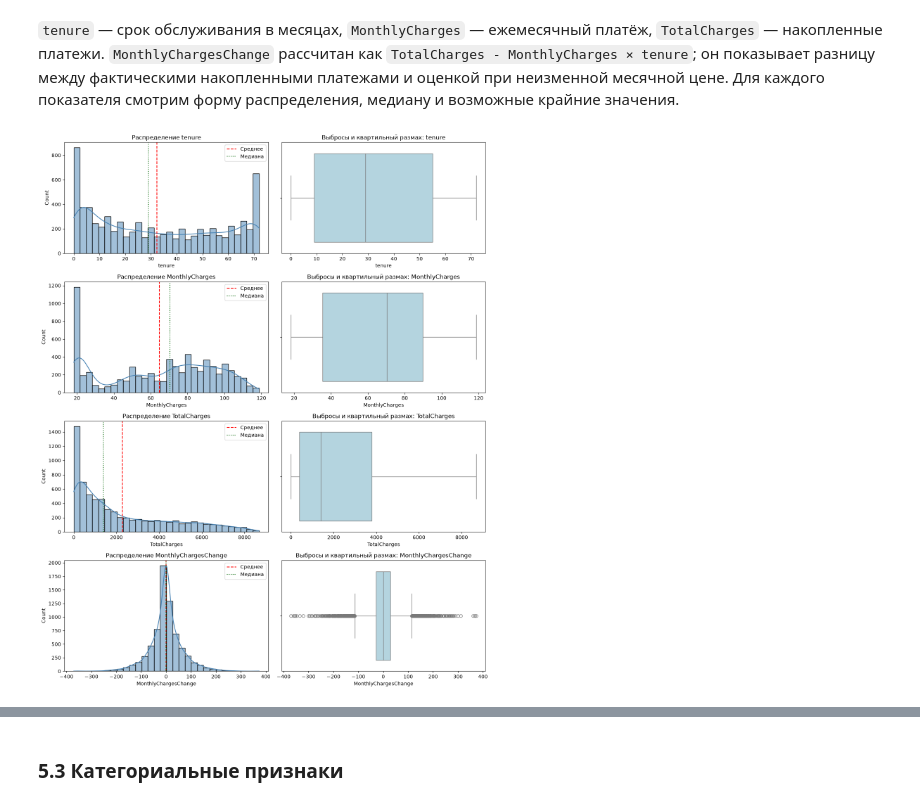
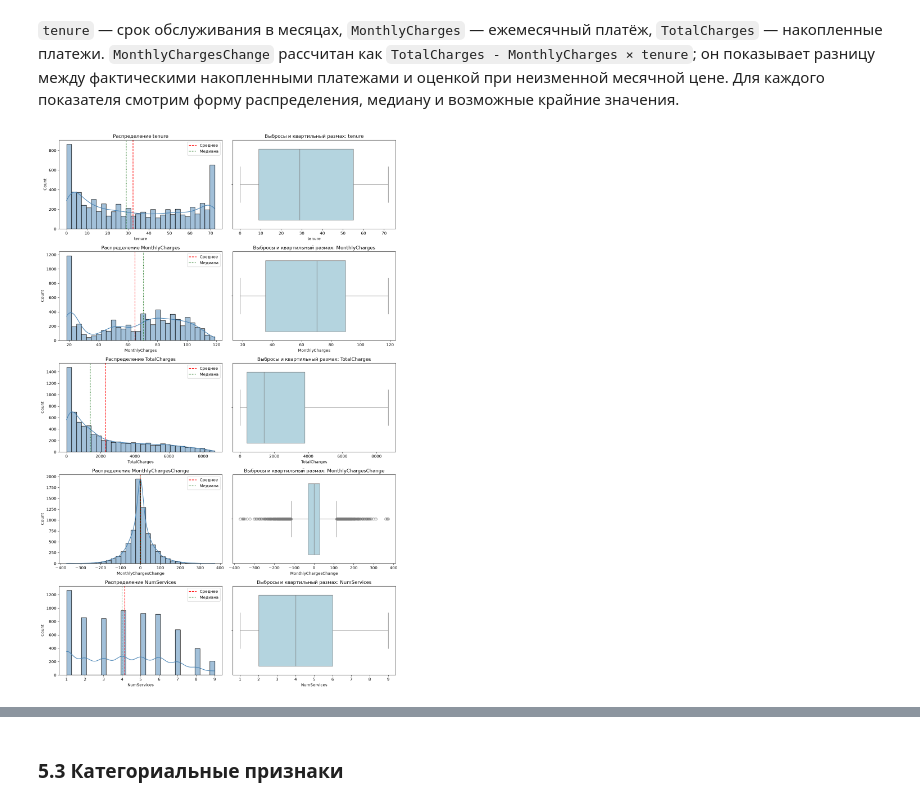
Before and after one commit to EntroKita/case_customer_churn, a Jupyter notebook: pipeline_customer_churn.ipynb, the cells around one changed output, grey strips where cells are left out. Saved outputs shown, nothing was run; the diff lists cells and outputs as text; code cells hidden in the pictures.

```diff
--- a/pipeline_customer_churn.ipynb
+++ b/pipeline_customer_churn.ipynb
@@ -212,16 +266,0 @@ print(f'Количество ячеек с No internet service:{no_internet_chec
-# %%
-cols_to_fix = [
-    ('MultipleLines', 'No phone service'),
-    ('OnlineSecurity', 'No internet service'),
-    ('OnlineBackup', 'No internet service'),
-    ('DeviceProtection', 'No internet service'),
-    ('TechSupport', 'No internet service'),
-    ('StreamingTV', 'No internet service'),
-    ('StreamingMovies', 'No internet service')
-]
-
-for col, old_val in cols_to_fix:
-    # Заменяем значения на No
-    df[col] = df[col].replace(old_val, 'No')
-
-print(df[[c[0] for c in cols_to_fix]].dtypes)
@@ -381,14 +386,6 @@ Index: []
 Сначала оцениваем доли ушедших и оставшихся клиентов. В исходных данных 5174 клиента не ушли, значит отток составляет около 26,5% (1869 из 7043). Классы умеренно несбалансированы: при построении модели accuracy сама по себе будет недостаточной метрикой.
 # %%
 df_eda = df.copy(deep=True)
-
-total_text = df_eda["TotalCharges"].astype("string").str.strip()
-blank_total = total_text.eq("")
-df_eda["TotalCharges"] = pd.to_numeric(total_text.mask(blank_total), errors="coerce")
-df_eda.loc[blank_total & df_eda["tenure"].eq(0), "TotalCharges"] = 0
-df_eda["MonthlyChargesChange"] = (
-    df_eda["TotalCharges"] - df_eda["MonthlyCharges"] * df_eda["tenure"]
-)
 
 df_eda["ChurnFlag"] = df_eda["Churn"].map({"No": 0, "Yes": 1})
 if df_eda["ChurnFlag"].isna().any():
@@ -420,22 +419,39 @@ plt.show()
 ### 5.2 Числовые признаки
 # %% [markdown]
 `tenure` — срок обслуживания в месяцах, `MonthlyCharges` — ежемесячный платёж, `TotalCharges` — накопленные платежи. `MonthlyChargesChange` рассчитан как `TotalCharges - MonthlyCharges × tenure`; он показывает разницу между фактическими накопленными платежами и оценкой при неизменной месячной цене. Для каждого показателя смотрим форму распределения, медиану и возможные крайние значения.
+# %%
+services_yes_no = [
+    'PhoneService', 'MultipleLines', 'OnlineSecurity',
+    'OnlineBackup', 'DeviceProtection', 'TechSupport',
+    'StreamingTV', 'StreamingMovies'
+]
+num_yes = (df_eda[services_yes_no] == 'Yes').sum(axis=1)
+
+# 4. Отдельно обрабатываем интернет (если это не 'No', значит услуга есть)
+num_internet = (df_eda['InternetService'] != 'No').astype(int)
+
+# 5. Складываем
+df_eda['NumServices'] = num_yes + num_internet
+
+df_eda["MonthlyChargesChange"] = (
+    df_eda["TotalCharges"] - df_eda["MonthlyCharges"] * df_eda["tenure"]
+)
 # %%
 numeric_features = [
-    'tenure', 'MonthlyCharges', 'TotalCharges', 'MonthlyChargesChange'
+    'tenure', 'MonthlyCharges', 'TotalCharges', 'MonthlyChargesChange', 'NumServices'
 ]
 
 fig, axes = plt.subplots(len(numeric_features), 2, figsize=(13, 4 * len(numeric_features)))
 for row, col in enumerate(numeric_features):
     sns.histplot(df_eda[col].dropna(), bins=30, kde=True, ax=axes[row, 0], color='steelblue')
     axes[row, 0].axvline(df_eda[col].mean(), color='red', linestyle='--', label='Среднее')
     axes[row, 0].axvline(df_eda[col].median(), color='darkgreen', linestyle=':', label='Медиана')
     axes[row, 0].set(title=f'Распределение {col}', xlabel=col)
     axes[row, 0].legend()
     sns.boxplot(x=df_eda[col], ax=axes[row, 1], color='lightblue')
     axes[row, 1].set(title=f'Выбросы и квартильный размах: {col}', xlabel=col)
 plt.tight_layout()
 plt.show()
 # %% [output]
-[figure, old version]
+[figure, new version]
 # %% [markdown]
```
Also changed, not shown: parts of 104 cells of this notebook.
